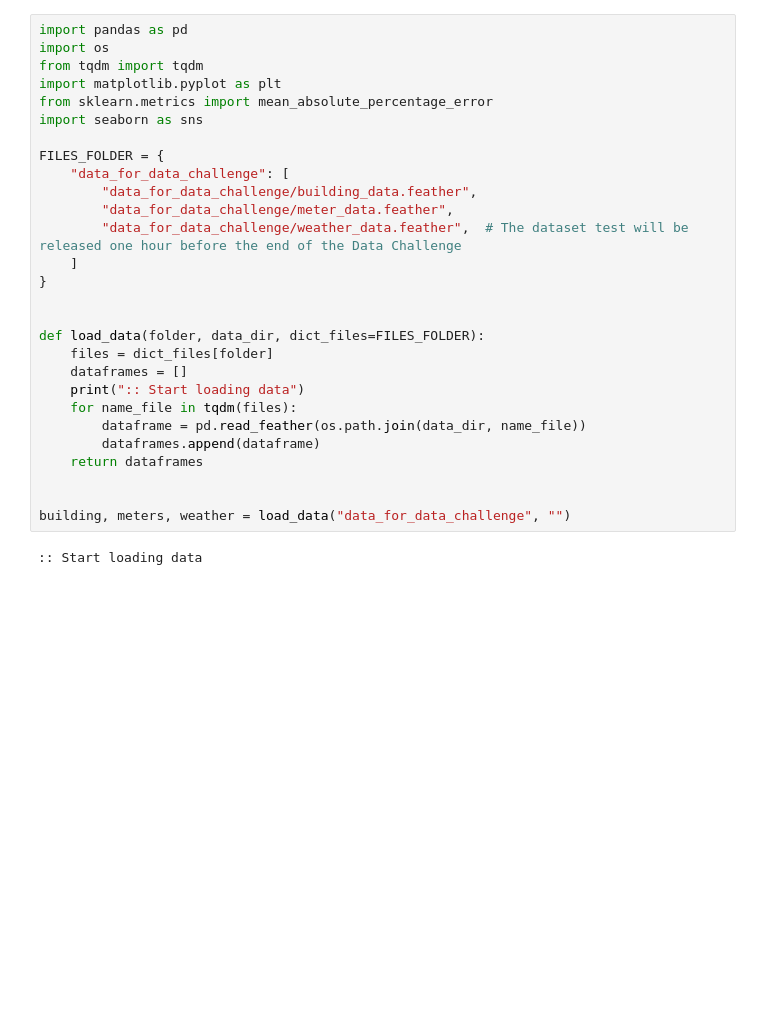
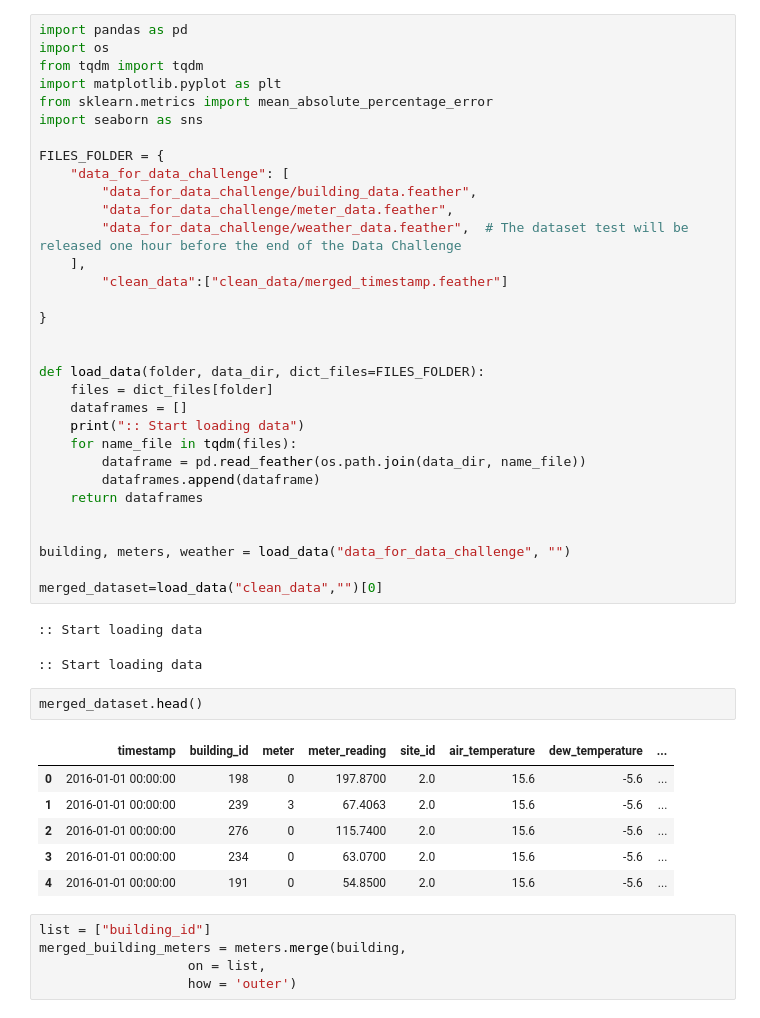
Before and after one commit to juliettejahan/CapgeminiChallenge, a Jupyter notebook: Observation by subprimary use.ipynb, the cells around one changed output. Saved outputs shown, nothing was run; the diff lists cells and outputs as text; blank space fills up the shorter version.

```diff
--- a/Observation by subprimary use.ipynb
+++ b/Observation by subprimary use.ipynb
@@ -11,7 +11,9 @@ FILES_FOLDER = {
         "data_for_data_challenge/building_data.feather",
         "data_for_data_challenge/meter_data.feather",
         "data_for_data_challenge/weather_data.feather",  # The dataset test will be released one hour before the end of the Data Challenge
-    ]
+    ],
+        "clean_data":["clean_data/merged_timestamp.feather"]
+
 }
 
 
@@ -26,5 +28,22 @@ def load_data(folder, data_dir, dict_files=FILES_FOLDER):
 
 
 building, meters, weather = load_data("data_for_data_challenge", "")
+
+merged_dataset=load_data("clean_data","")[0]
 # %% [output]
 :: Start loading data
+:: Start loading data
+# %%
+merged_dataset.head()
+# %% [output]
+|  | timestamp | building_id | meter | meter_reading | site_id | air_temperature | dew_temperature | ... |
+| 0 | 2016-01-01 00:00:00 | 198 | 0 | 197.8700 | 2.0 | 15.6 | -5.6 | ... |
+| 1 | 2016-01-01 00:00:00 | 239 | 3 | 67.4063 | 2.0 | 15.6 | -5.6 | ... |
+| 2 | 2016-01-01 00:00:00 | 276 | 0 | 115.7400 | 2.0 | 15.6 | -5.6 | ... |
+| 3 | 2016-01-01 00:00:00 | 234 | 0 | 63.0700 | 2.0 | 15.6 | -5.6 | ... |
+| 4 | 2016-01-01 00:00:00 | 191 | 0 | 54.8500 | 2.0 | 15.6 | -5.6 | ... |
+# %%
+list = ["building_id"]
+merged_building_meters = meters.merge(building,
+                   on = list,
+                   how = 'outer')
```
Also changed, not shown: parts of 11 cells of this notebook, 1 other file.
